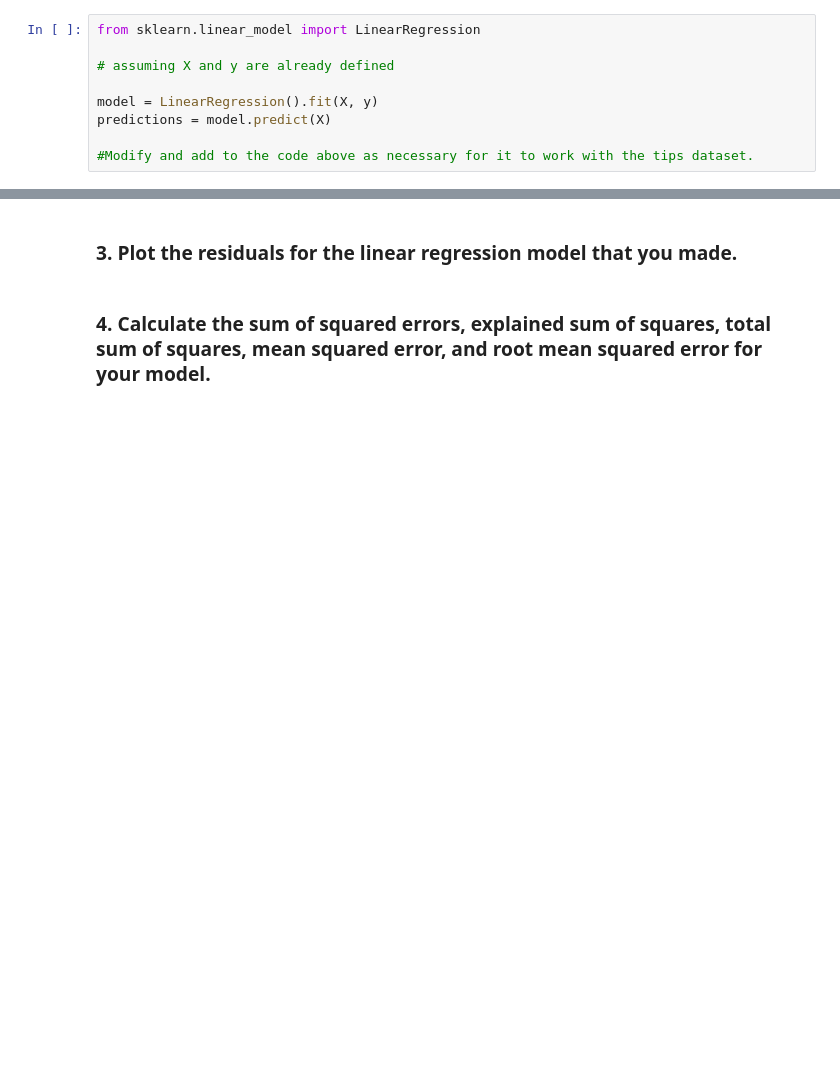
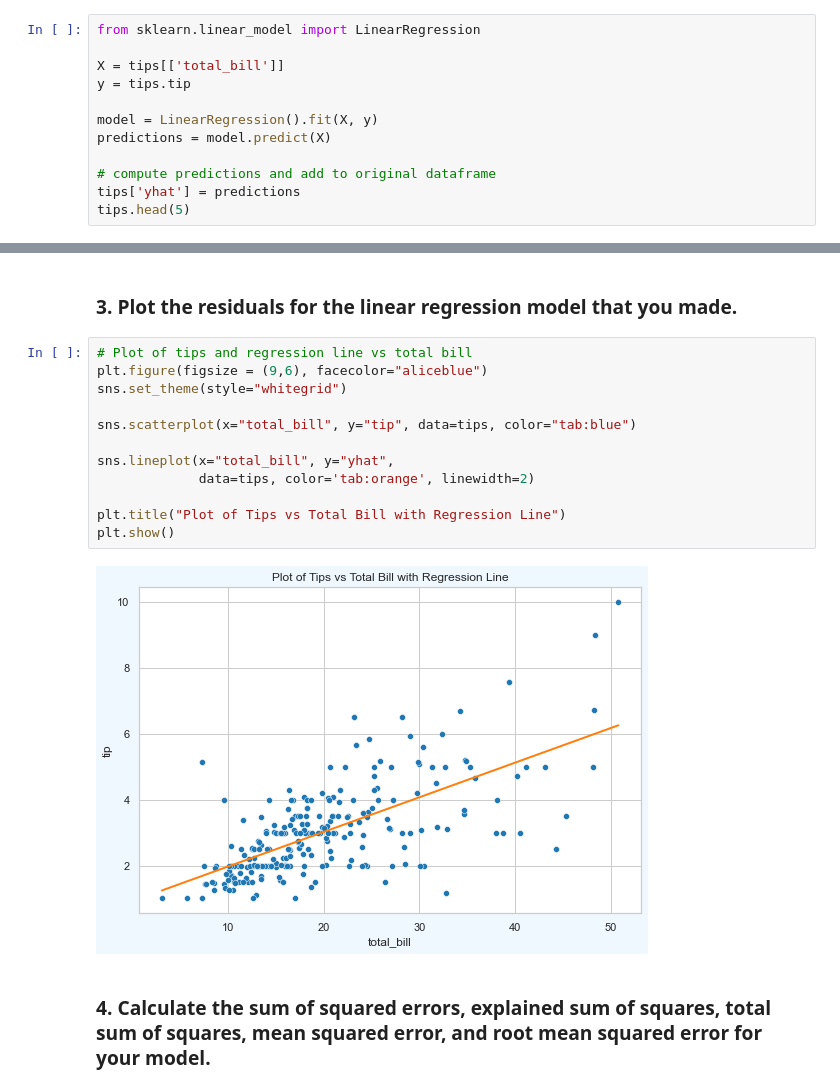
Before and after one commit to jeffakins/regression_exercises, a Jupyter notebook: evaluate.ipynb, the cells around one changed output, grey strips where cells are left out. Drawn from its saved outputs; the diff is of its cells as text; blank space fills up the shorter version.

```diff
--- a/evaluate.ipynb
+++ b/evaluate.ipynb
@@ -23,9 +23,12 @@ tips.head(1)
 # %%
 from sklearn.linear_model import LinearRegression
 
-# assuming X and y are already defined
+X = tips[['total_bill']]
+y = tips.tip
 
 model = LinearRegression().fit(X, y)
 predictions = model.predict(X)
 
-#Modify and add to the code above as necessary for it to work with the tips dataset.
+# compute predictions and add to original dataframe
+tips['yhat'] = predictions
+tips.head(5)
@@ -32,4 +42,18 @@ predictions = model.predict(X)
 # %% [markdown]
 ### 3. Plot the residuals for the linear regression model that you made.
+# %%
+# Plot of tips and regression line vs total bill
+plt.figure(figsize = (9,6), facecolor="aliceblue")
+sns.set_theme(style="whitegrid")
+
+sns.scatterplot(x="total_bill", y="tip", data=tips, color="tab:blue")
+
+sns.lineplot(x="total_bill", y="yhat",
+             data=tips, color='tab:orange', linewidth=2)
+
+plt.title("Plot of Tips vs Total Bill with Regression Line")
+plt.show()
+# %% [output]
+[figure, added]
 # %% [markdown]
 ### 4. Calculate the sum of squared errors, explained sum of squares, total sum of squares, mean squared error, and root mean squared error for your model.
```
Also changed, not shown: parts of 2 cells of this notebook, 2 other files.
